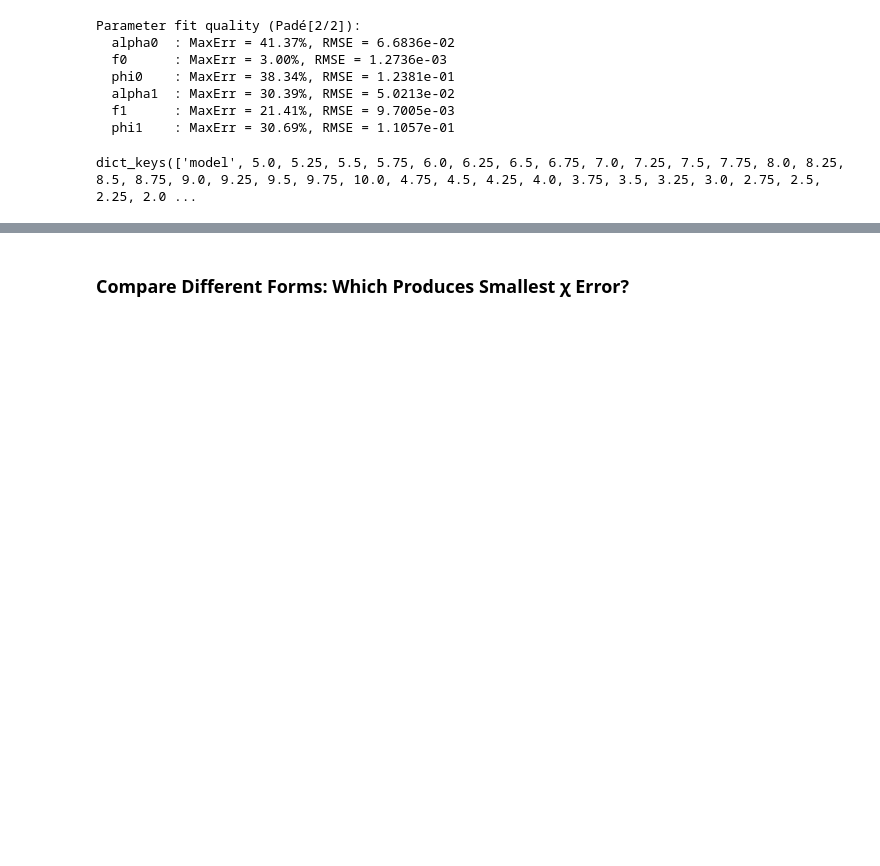
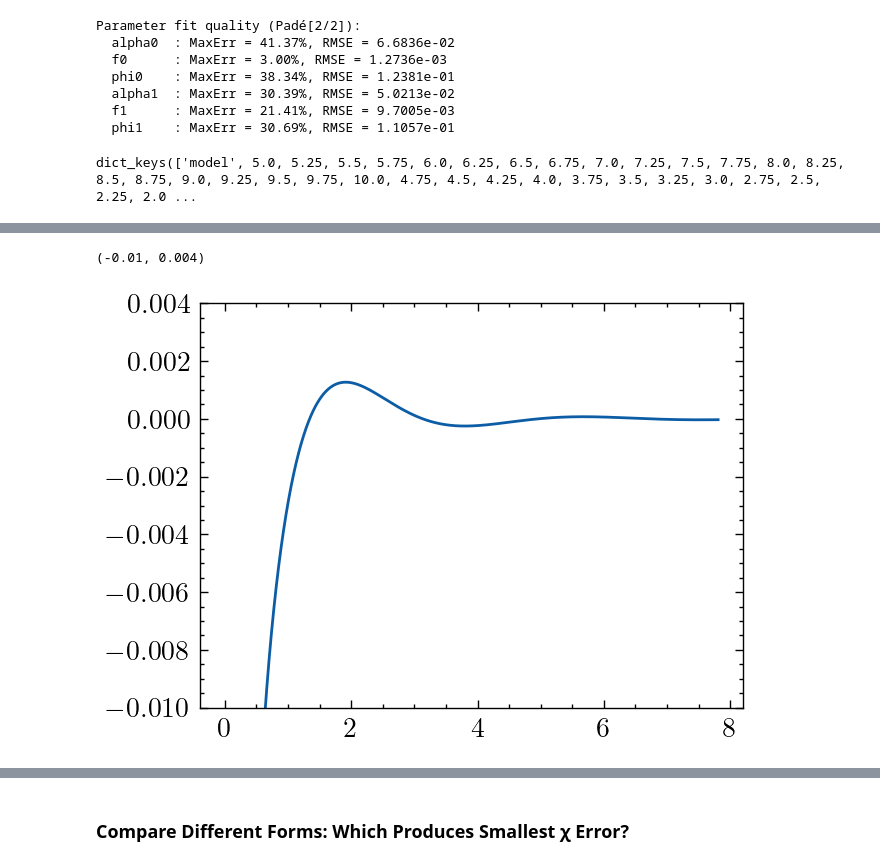
Before and after one commit to moegunes/chi_interpolation, a Jupyter notebook: analyze_fits.ipynb, the cells around one changed output, grey strips where cells are left out. Cells and saved outputs as stored; diff of their text form; code cells hidden in the pictures; blank space fills up the shorter version.

```diff
--- a/analyze_fits.ipynb
+++ b/analyze_fits.ipynb
@@ -425,0 +422,13 @@ Max |Δχ(q)|: 2.67e-02
+# %%
+from chi_mhg import chi_mhg
+
+
+rs=25
+kF=(9*np.pi/4)**(1/3)/rs
+
+rlist = np.linspace(0.01, 1325*kF, 5000)
+plt.plot(kF*rlist, chi_mhg(rlist, rs)/kF**4 )
+plt.ylim(-.01,0.004)
+# %% [output]
+(-0.01, 0.004)
+[figure, added]
```
Also changed, not shown: parts of 12 cells of this notebook, 1 other file.
